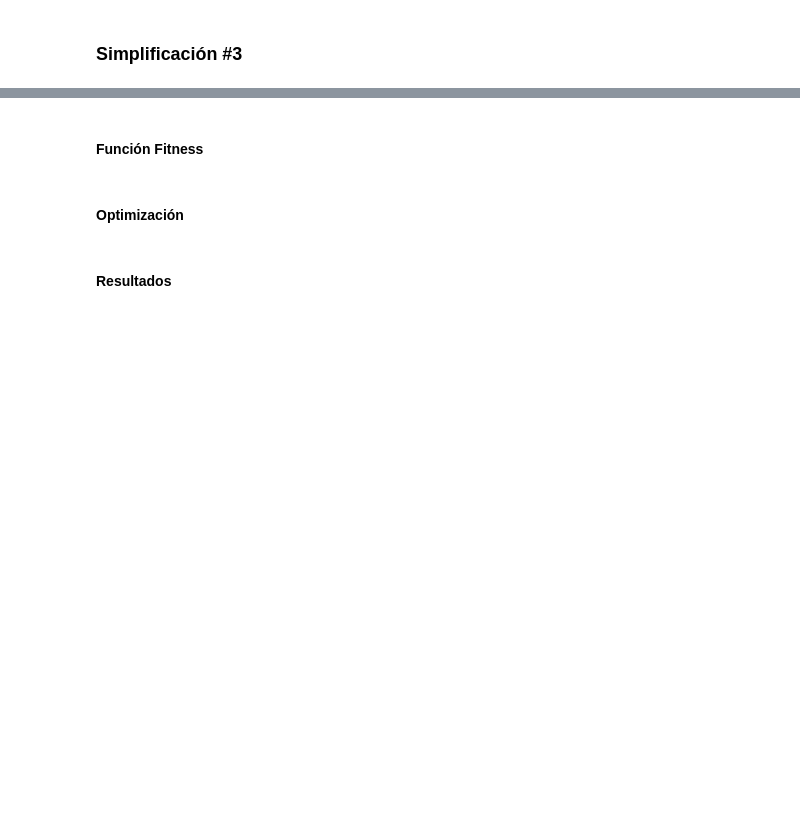
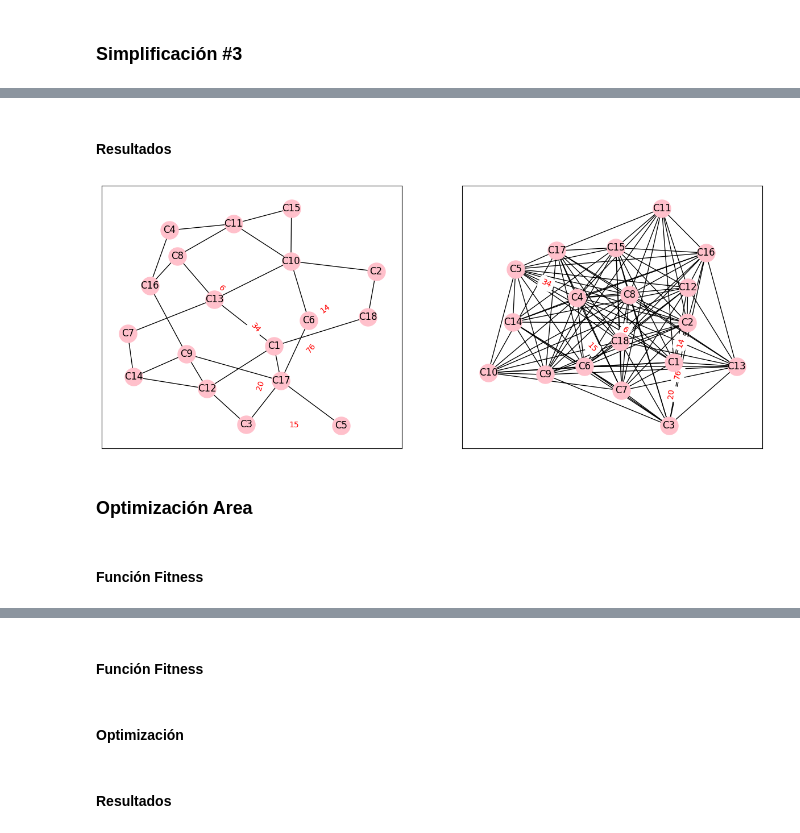
Before and after one commit to jtapiav/github-slideshow, a Jupyter notebook: GA.ipynb, the cells around one changed output, grey strips where cells are left out. Cells and saved outputs as stored; diff of their text form; code cells hidden in the pictures; blank space fills up the shorter version.

```diff
--- a/GA.ipynb
+++ b/GA.ipynb
@@ -1307,0 +1548,12 @@ customOptimizatedGraph.drawGraph()
+# %%
+def functionFitness( x ):
+    return  np.sum(  CustomGraph(Chromosome( x )).hop_matrix )
+# %%
+def calculateFitness( GA ):
+  fitnessScores = np.zeros( len(GA.population) )
+  for index in range( len(GA.population) ):
+    fitnessScores[index] = functionFitness( GA.population[index] )
+  return -fitnessScores
+# %%
+def plotResult( self ):
+    None
@@ -1307,0 +1562,15 @@ customOptimizatedGraph.drawGraph()
+# %%
+GA = GeneticAlgorithm( populationSize=10, chromosomeSize=153,
+                       mutationType='bitstring', crossoverType='uniform', selectionType='ranking',
+                       functionDecode = None,
+                       calculateFitness = calculateFitness,
+                       plotResult = plotResult,
+                       numberMaximumIterations=100, epsilon = 0.001,
+                       randomState = 69, geneLimits = None )#
+GA.solve()
+GA.printResult()
+print( GA.bestCandidateOfGeneration[-1] )
+optimizatedApplicationCores = Chromosome( GA.bestCandidateOfGeneration[-1] )
+print(  optimizatedApplicationCores.matrixSize )
+optimizatedApplicationCoresGraph = CustomGraph( optimizatedApplicationCores )
+GA.plotResult( GA )
@@ -1307,0 +1595,14 @@ customOptimizatedGraph.drawGraph()
+# %% [markdown]
+#### Resultados
+# %%
+plt.subplots( 1, 2, figsize=(15,6) )
+plt.subplot( 1, 2, 1 )
+applicationCoresGraph.drawGraph()
+plt.subplot( 1, 2, 2 )
+optimizatedApplicationCoresGraph.drawGraph( )
+# %% [output]
+[figure, added]
+# %% [markdown]
+### Optimización Area
+# %% [markdown]
+#### Función Fitness
```
Also changed, not shown: parts of 65 cells of this notebook.
